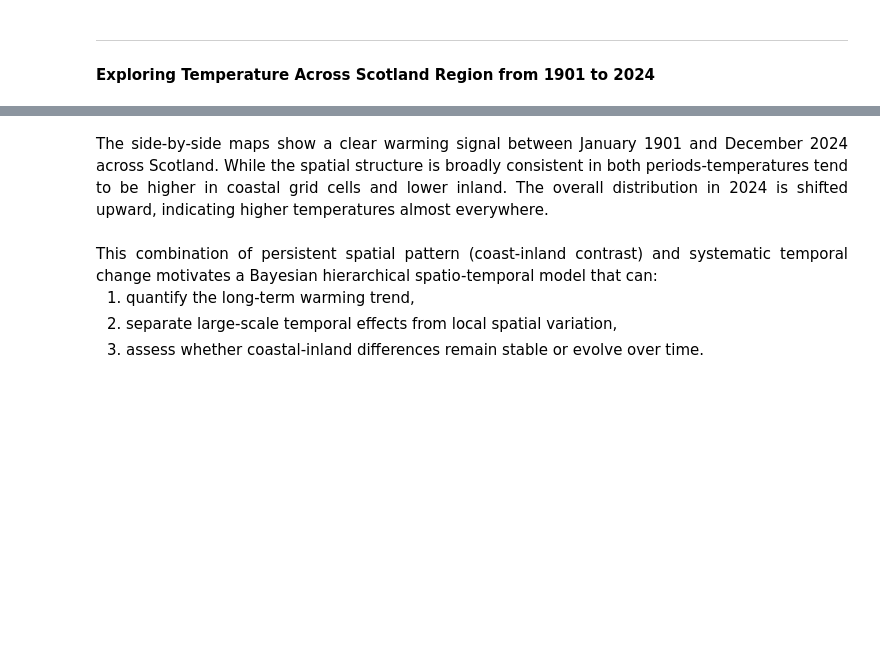
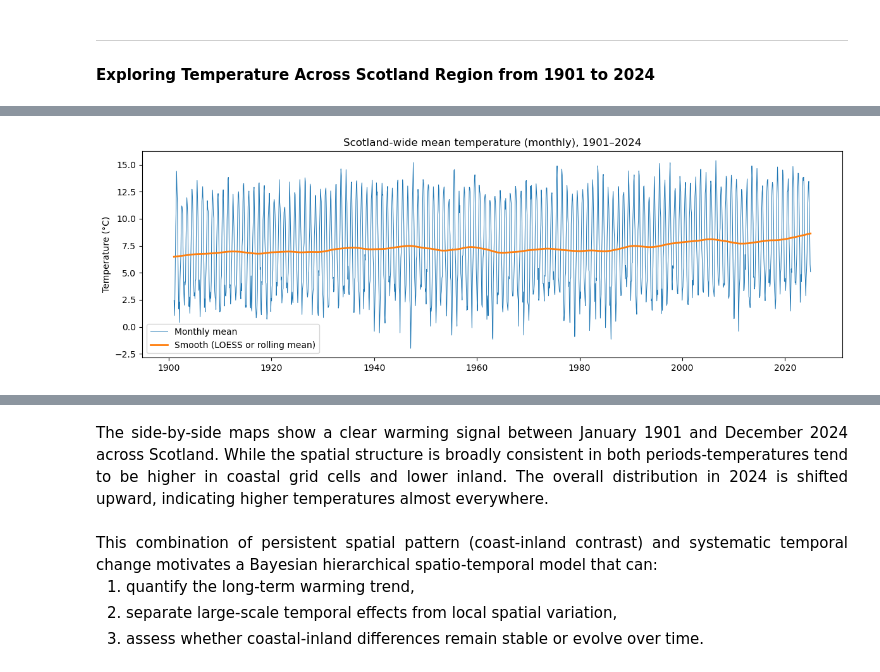
Before and after one commit to JacksonCDataScience/SRS_Project_2, a Jupyter notebook: 01_Project1_BHST.ipynb, the cells around one changed output, grey strips where cells are left out. Drawn from its saved outputs; the diff is of its cells as text; code cells hidden in the pictures; blank space fills up the shorter version.

```diff
--- a/01_Project1_BHST.ipynb
+++ b/01_Project1_BHST.ipynb
@@ -18,3 +18,19 @@ import xarray as xr
 import numpy as np
 import geopandas as gpd
 import matplotlib.pyplot as plt
+# %%
+# Open dataset
+df = xr.open_dataset("cru_ts4.09.1901.2024.tmp.dat.nc") # lazy loading, tmp files
+uk = gpd.read_file("geoBoundaries-GBR-ADM1-all/geoBoundaries-GBR-ADM1.shp").to_crs(epsg=4326) # uk boundaries shp
+scot = uk[uk["shapeName"] == "Scotland"].dissolve() # dissolve to single polygon
+
+minx, miny, maxx, maxy = scot.total_bounds
+print("Lon:", minx, maxx, "Lat:", miny, maxy)
+geom = scot.geometry.iloc[0]
+
+pad = 0.15 # add some padding around the polygon to make sure we get all of it (and a bit of sea around)
+minx1, maxx1 = minx - pad, maxx + pad
+miny1, maxy1 = miny - pad, maxy + pad
+
+df_scot = df.sel(lon=slice(minx1, maxx1), lat=slice(miny1, maxy1))
+print(df_scot)
@@ -112,0 +111,31 @@ plt.show()
+# %%
+# Scotland-wide mean temperature time series + LOESS smoothing to show long-term trend
+def smooth_loess(time_da, y, frac=0.08):
+    """
+    time_da: xarray time coordinate
+    y: 1D numpy array
+    frac: LOESS span (0-1). Larger = smoother
+    """
+    try:
+        from statsmodels.nonparametric.smoothers_lowess import lowess
+        x = np.arange(len(y))
+        yhat = lowess(y, x, frac=frac, return_sorted=False)
+        return yhat
+    except Exception:
+        # fallback: ~10-year rolling mean (monthly)
+        return xr.DataArray(y, coords={"time": time_da}, dims=("time",)).rolling(time=120, center=True).mean().values
+
+y = scot_mean.values
+y_smooth = smooth_loess(scot_mean["time"], y, frac=0.08)
+
+plt.figure(figsize=(12, 4))
+plt.plot(scot_mean["time"].values, y, linewidth=0.7, label="Monthly mean")
+plt.plot(scot_mean["time"].values, y_smooth, linewidth=2.0, label="Smooth (LOESS or rolling mean)")
+plt.title("Scotland-wide mean temperature (monthly), 1901–2024")
+plt.ylabel("Temperature (°C)")
+plt.xlabel("")
+plt.legend()
+plt.tight_layout()
+plt.show()
+# %% [output]
+[figure, added]
```
Also changed, not shown: parts of 9 cells of this notebook.
